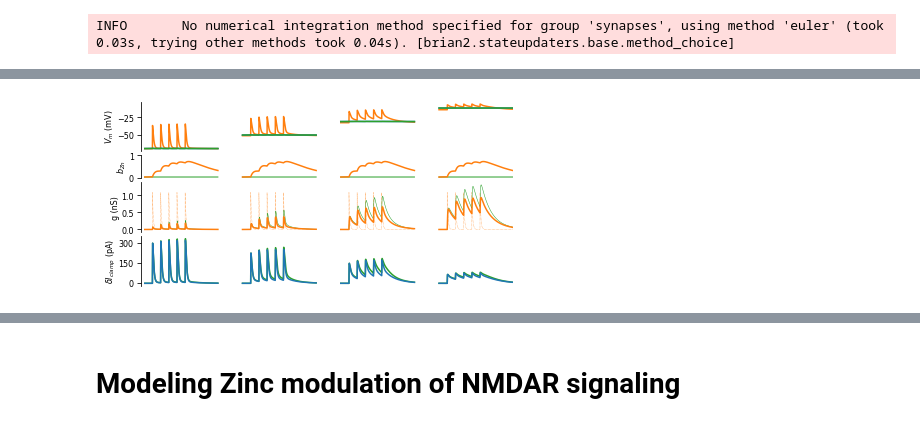
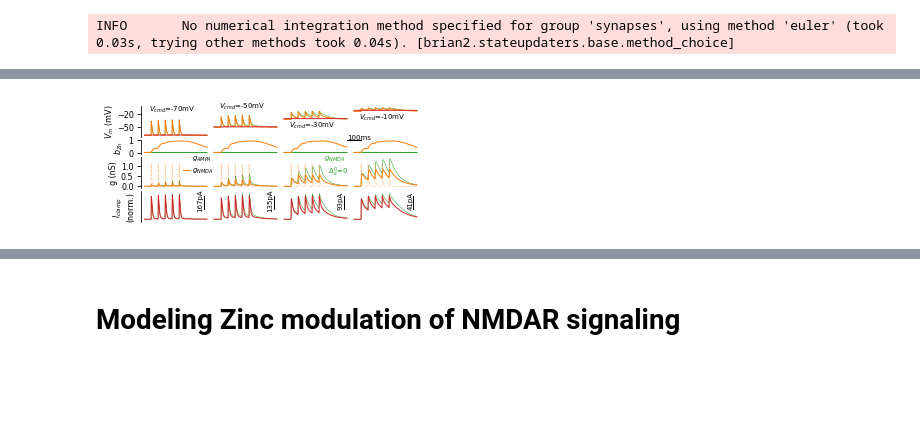
Before and after one commit to yzerlaut/zinc-NMDA-modulation, a Jupyter notebook: notebook.ipynb, the cells around one changed output, grey strips where cells are left out. Saved outputs shown, nothing was run; the diff lists cells and outputs as text; code cells hidden in the pictures; blank space fills up the shorter version.

```diff
--- a/notebook.ipynb
+++ b/notebook.ipynb
@@ -139,5 +268,5 @@ def run(neuron, Model, Estim, ES, Istim, IS):
 # %%
-from single_cell_sim import *
-
+from single_cell_sim import initialize_sim
 t, neuron, SEGMENTS = initialize_sim(Model)
 set_background_network_stim(t, neuron, SEGMENTS, Model)
+output = run(neuron, Model)
@@ -416,7 +523,7 @@ Model['Deltax0'] = 0.5
 sim1 = solve_synapse_equation(t, Model, Glut_events=EVENTS, Vm=-30e-3)
 
 
-fig, AX = ge.figure(axes_extents=[[[1,2]],
+fig1, AX = ge.figure(axes_extents=[[[1,2]],
                                   [[1,2]],
                                   [[1,1]]],
                     figsize=(1.7,.25), hspace=1.5, top=3., bottom=3., left=0.5, right=2.)
@@ -451,12 +558,12 @@ ax2 = ax.twinx()
 ax2.plot(x, sigmoid(x, dx=Model['deltax']), 'k-', lw=1)
 ge.set_plot(ax2, ['right'], size='small', yticks=[0,1],
             ylabel='$b_{Zn}$', xlim=[0,1], ylim=[0,1.01],
-            tck_outward=0, ylabelpad=0)
+            tck_outward=0, ylabelpad=2)
 
 ax.plot(x, Model['Deltax0']*(1-x), 'k-', lw=1, color='gray')
 ax.plot(x, 0*x, color=ge.green, lw=2)
 ge.annotate(ax, '$\Delta x^0$', (0., Model['Deltax0']), size='small', xycoords='data', color='gray')
 ge.set_plot(ax, size='small', xticks=[0,1], yticks=[0,1],
             xlabel='$x$', ylabel='$\Delta x$', xlim=[0,1], ylim=[0,1],
-            tck_outward=0, xlabelpad=-8, ylabelpad=-2, ycolor='grey', xcolor='grey')
+            tck_outward=0, xlabelpad=-8, ylabelpad=2, ycolor='grey', xcolor='grey')
 # %% [output]
@@ -534,17 +641,19 @@ output = run_demo_sim(Model)
 # %% [output]
 INFO       No numerical integration method specified for group 'synapses', using method 'euler' (took 0.03s, trying other methods took 0.04s). [brian2.stateupdaters.base.method_choice]
 # %%
-
 CMD = [-70, -50, -30, -10]
 
+from model import Model
+t0, tstop = 100, 500
 OUTPUTS_CTRL, OUTPUTS_CHELATED = [], []
 from model import Model
 ctrl = Model['Deltax0']
 for cmd in CMD:
     Model['Deltax0'] = ctrl
-    output = run_demo_sim(Model, Vcmd=cmd)
+    output = run_demo_sim(Model, Vcmd=cmd, t0_stim=t0, tstop=tstop)
     OUTPUTS_CTRL.append(output)
     Model['Deltax0'] = 0
     output = run_demo_sim(Model, Vcmd=cmd)
     OUTPUTS_CHELATED.append(output)
+Model['Deltax0'] = ctrl
 # %% [output]
@@ -552,31 +661,56 @@ INFO       No numerical integration method specified for group 'synapses', using
 # %%
 from datavyz import ge
 fig3, AX = ge.figure(axes_extents=[[[4,2]],
-                                  [[4,1]],
-                                  [[4,2]],
-                                  [[4,2]]], figsize=(1.,.5), hspace=0.3)
+                                   [[4,1]],
+                                   [[4,2]],
+                                   [[4,2]]],
+                     figsize=(.91,.3), hspace=0.4, right=0.01)
 
+Tspace = 100
+DT = tstop-t0
 for i, Vcmd, output, output0 in zip(range(len(CMD)), CMD, OUTPUTS_CTRL, OUTPUTS_CHELATED):
 
     cond = output['t']>50
-    AX[0].plot(output['t'][cond]+i*600, output['Vm_syn'][cond], color=ge.orange)
-    AX[0].plot(output['t'][cond]+i*600, output['Vm_soma'][cond], color=ge.blue)
-    AX[0].plot(output['t'][cond]+i*600, output0['Vm_soma'][cond], color=ge.green)
-    AX[1].plot(output['t'][cond]+i*600, output0['bZn_syn'][cond], color=ge.green, lw=1)
-    AX[1].plot(output['t'][cond]+i*600, output['bZn_syn'][cond], color=ge.orange)
-    AX[2].plot(output['t'][cond]+i*600, output['gAMPA_syn'][cond], ':', color=ge.orange, lw=.5)
-    AX[2].plot(output['t'][cond]+i*600, output0['gNMDA_syn'][cond], color=ge.green, lw=0.5)
-    AX[2].plot(output['t'][cond]+i*600, output['gNMDA_syn'][cond], color=ge.orange)
-    AX[3].plot(output['t'][cond]+i*600, 1e3*(output0['Ic'][cond]-output0['Ic'][cond][0]), color=ge.green)
-    AX[3].plot(output['t'][cond]+i*600, 1e3*(output['Ic'][cond]-output['Ic'][cond][0]), color=ge.blue)
-ge.set_plot(AX[0], ['left'], ylabel='$V_m$ (mV)',
+    AX[0].plot(output['t'][cond]+i*(DT+Tspace), output0['Vm_syn'][cond], color=ge.green, lw=0.5)
+    AX[0].plot(output['t'][cond]+i*(DT+Tspace), output['Vm_syn'][cond], color=ge.orange, lw=1)
+    AX[0].plot(output['t'][cond]+i*(DT+Tspace), output['Vm_soma'][cond], color=ge.red, lw=1)
+    AX[1].plot(output['t'][cond]+i*(DT+Tspace), output0['bZn_syn'][cond], color=ge.green, lw=1)
+    AX[1].plot(output['t'][cond]+i*(DT+Tspace), output['bZn_syn'][cond], color=ge.orange, lw=1)
+    AX[2].plot(output['t'][cond]+i*(DT+Tspace), output0['gNMDA_syn'][cond], color=ge.green, lw=0.5)
+    if i==0:
+        AX[2].plot(output['t'][cond]+i*(DT+Tspace), output['gAMPA_syn'][cond], ':', color=ge.orange, lw=.5, label='$g_{AMPA}$')
+        # AX[2].plot(output['t'][cond]+i*(DT+Tspace), output0['gNMDA_syn'][cond], color=ge.green, lw=0.5, label='$g_{NMDA}$, $\Delta_x^0$=0')
+        AX[2].plot(output['t'][cond]+i*(DT+Tspace), output['gNMDA_syn'][cond], color=ge.orange, label='$g_{NMDA}$', lw=1)
+    else:
+        AX[2].plot(output['t'][cond]+i*(DT+Tspace), output['gAMPA_syn'][cond], ':', color=ge.orange, lw=.5)
+        AX[2].plot(output['t'][cond]+i*(DT+Tspace), output['gNMDA_syn'][cond], color=ge.orange, lw=1)
+    # AX[3].plot(output['t'][cond]+i*(DT+Tspace), 1e3*(output0['Ic'][cond]-output0['Ic'][cond][0]), color=ge.green)
+    norm = (np.max(output0['Ic'][cond])-np.min(output0['Ic'][cond]))
+    dI2 = 1/norm*(output0['Ic'][cond]-np.min(output0['Ic'][cond]))
+    AX[3].plot(output['t'][cond]+i*(DT+Tspace), dI2, color=ge.green, lw=0.5)
+    dI = 1/norm*(output['Ic'][cond]-np.min(output['Ic'][cond]))
+    AX[3].plot(output['t'][cond]+i*(DT+Tspace), dI, color=ge.red, lw=1)
+    AX[3].plot(np.ones(2)*(output['t'][-1]+i*(DT+Tspace)-Tspace/4), (.4, .9), 'k-', lw=1)
+    ge.annotate(AX[3], '%ipA' % (1e3*.5*norm), (output['t'][-1]+i*(DT+Tspace)-Tspace/4,.73), xycoords='data',
+                rotation=90, ha='right', size='small', va='center')
+
+ge.legend(AX[2], loc=(.115,.3), size='small')
+ge.annotate(AX[2], '$g_{NMDA}$\n  $\Delta_x^0$=0', (.57,.3), color=ge.green, size='small')
+for i, Vcmd, y in zip(range(len(CMD)), CMD, [-20,-15,-60,-40]):
+    ge.annotate(AX[0], '$V_{cmd}$=%imV' % Vcmd, (i*(DT+Tspace)+(DT+Tspace)/2., y), xycoords='data', ha='center', size='small')
+
+ge.annotate(AX[1], '100ms', (1500,1.01), xycoords='data', size='small')
+AX[1].plot(1500+np.arange(2)*100, np.ones(2), 'k-', lw=1)
+
+ge.set_plot(AX[0], ['left'], ylabel='$V_m$ (mV)', yticks=[-50,-20],
             xlim=[output['t'][cond][0],output['t'][-1]+i*600])
-ge.set_plot(AX[1], ['left'], ylabel='$b_{Zn}$', yticks=[0,1],
+ge.set_plot(AX[1], ['left'], ylabel='$b_{Zn}$', yticks=[0,1], ylim=[-0.1, 1.01], ylabelpad=4,
             xlim=[output['t'][cond][0],output['t'][-1]+i*600])
-ge.set_plot(AX[2], ['left'], ylabel='g (nS)',
+ge.set_plot(AX[2], ['left'], ylabel='g (nS)', ylabelpad=3,
             xlim=[output['t'][cond][0],output['t'][-1]+i*600])
-ge.set_plot(AX[3], ['left'], ylabel='$\delta I_{clamp}$ (pA)',
+ge.set_plot(AX[3], ['left'], ylabel='$I_{clamp}$\n(norm.)',
+            yticks=[], ylim=[-0.1,1.1], ylabelpad=6,
             xlim=[output['t'][cond][0],output['t'][-1]+i*600])
 # %% [output]
-[figure, old version]
+[figure, new version]
 # %%
```
Also changed, not shown: parts of 35 cells of this notebook, 3 other files.
